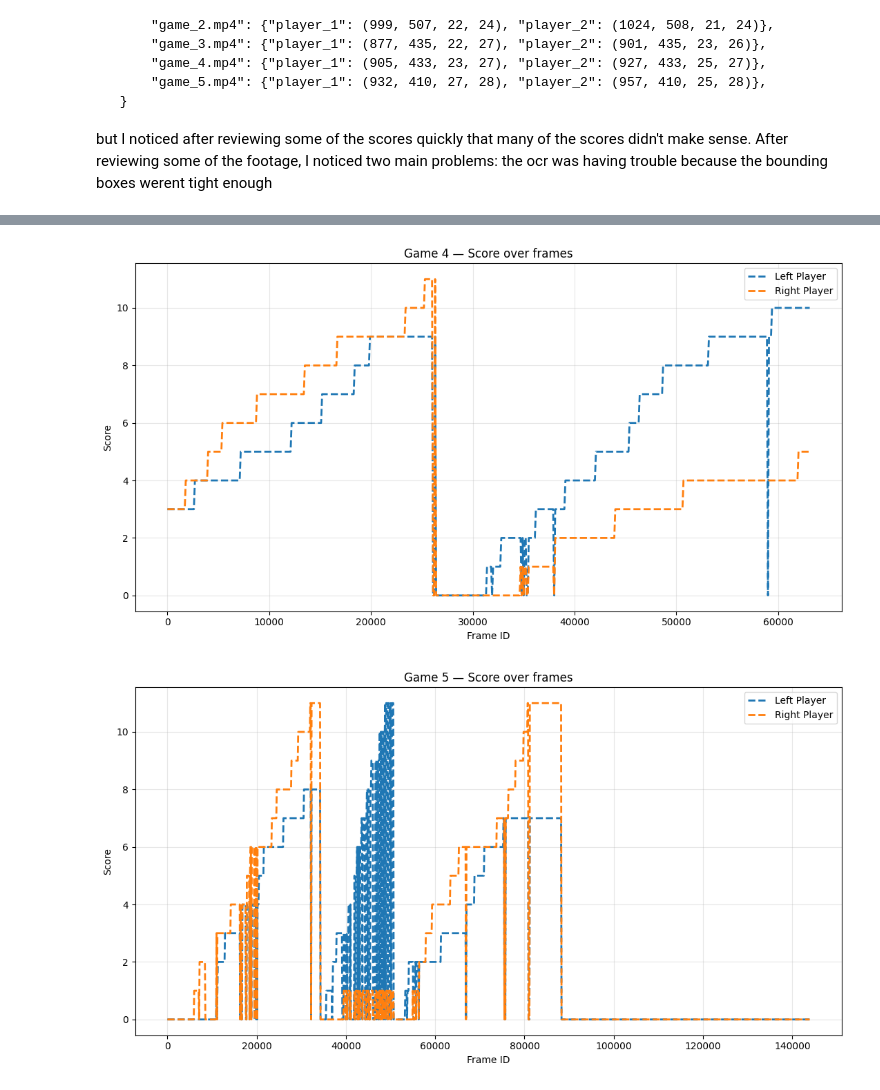
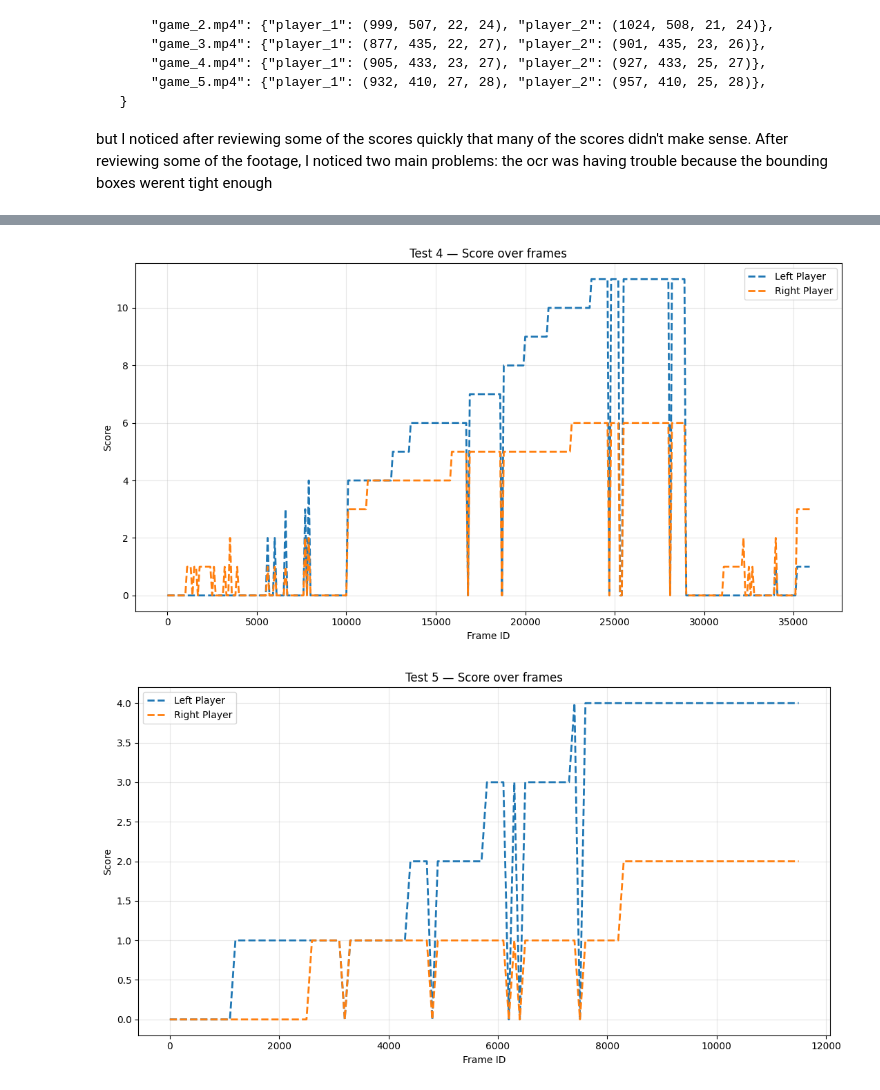
Before and after one commit to samdkruse/CreateOpenTTScoreLabels, a Jupyter notebook: VideoLabellingTools/OCRVisualization.ipynb, the cells around one changed output, grey strips where cells are left out. Drawn from its saved outputs; the diff is of its cells as text; code cells hidden in the pictures.

Commit message:
generate scores for test data set

```diff
--- a/VideoLabellingTools/OCRVisualization.ipynb
+++ b/VideoLabellingTools/OCRVisualization.ipynb
@@ -24,7 +24,7 @@ import matplotlib.pyplot as plt
 LABELS_DIR = Path("./labels")
 
 # games to process
-GAMES = [1, 2, 3, 4, 5]
+GAMES = [1, 2, 3, 4, 5, 6, 7]
 
 SCORE_RX = re.compile(r"^\s*(\d+)\s*-\s*(\d+)\s*$")
 
@@ -64,13 +64,13 @@ def read_csv_scores(path: Path):
     return frames, p1s, p2s
 
 def plot_game(game_idx: int):
-    game_path = f"scores/game_{game_idx}_scores.csv"
+    game_path = f"scores/test_{game_idx}_scores.csv"
 
     full_game_path = LABELS_DIR / game_path
     frames, left_player, right_player = read_csv_scores(full_game_path)
 
     plt.figure(figsize=(11, 6))
-    plt.title(f"Game {game_idx} — Score over frames")
+    plt.title(f"Test {game_idx} — Score over frames")
 
     plt.plot(frames, left_player, linestyle="--", label="Left Player", linewidth=2)
     plt.plot(frames, right_player, linestyle="--", label="Right Player", linewidth=2)
@@ -95,2 +95,2 @@ if __name__ == "__main__":
-[figure, old version]
+[figure, new version]
-[figure, old version]
+[figure, new version]
```
Also changed, not shown: parts of 1 cell of this notebook, 11 other files.
